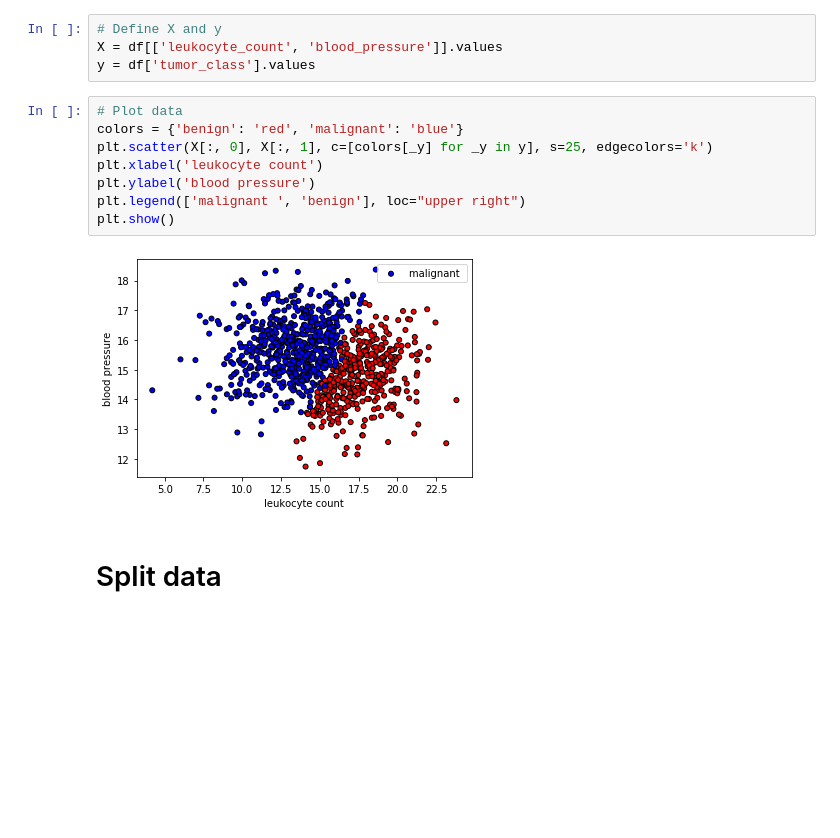
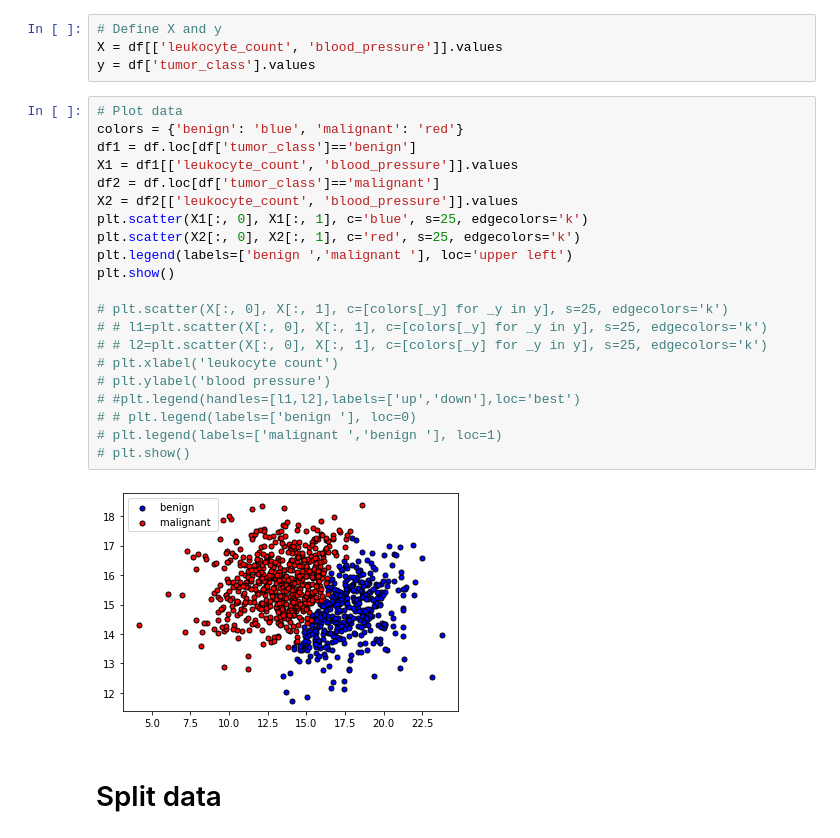
Before and after one commit to sjx1943/python_learning, a Jupyter notebook: python_AI/05_Logistic_Regression.ipynb, the cells around one changed output. Drawn from its saved outputs; the diff is of its cells as text; blank space fills up the shorter version.

```diff
--- a/python_AI/05_Logistic_Regression.ipynb
+++ b/python_AI/05_Logistic_Regression.ipynb
@@ -122,16 +152,29 @@ df.head()
 # Define X and y
 X = df[['leukocyte_count', 'blood_pressure']].values
 y = df['tumor_class'].values
-# %%
-# Plot data
-colors = {'benign': 'red', 'malignant': 'blue'}
-plt.scatter(X[:, 0], X[:, 1], c=[colors[_y] for _y in y], s=25, edgecolors='k')
-plt.xlabel('leukocyte count')
-plt.ylabel('blood pressure')
-plt.legend(['malignant ', 'benign'], loc="upper right")
-plt.show()
-# %% [output]
-[figure, removed]
+# %%
+# Plot data
+colors = {'benign': 'blue', 'malignant': 'red'}
+df1 = df.loc[df['tumor_class']=='benign']
+X1 = df1[['leukocyte_count', 'blood_pressure']].values
+df2 = df.loc[df['tumor_class']=='malignant']
+X2 = df2[['leukocyte_count', 'blood_pressure']].values
+plt.scatter(X1[:, 0], X1[:, 1], c='blue', s=25, edgecolors='k')
+plt.scatter(X2[:, 0], X2[:, 1], c='red', s=25, edgecolors='k')
+plt.legend(labels=['benign ','malignant '], loc='upper left')
+plt.show()
+
+# plt.scatter(X[:, 0], X[:, 1], c=[colors[_y] for _y in y], s=25, edgecolors='k')
+# # l1=plt.scatter(X[:, 0], X[:, 1], c=[colors[_y] for _y in y], s=25, edgecolors='k')
+# # l2=plt.scatter(X[:, 0], X[:, 1], c=[colors[_y] for _y in y], s=25, edgecolors='k')
+# plt.xlabel('leukocyte count')
+# plt.ylabel('blood pressure')
+# #plt.legend(handles=[l1,l2],labels=['up','down'],loc='best')
+# # plt.legend(labels=['benign '], loc=0)
+# plt.legend(labels=['malignant ','benign '], loc=1)
+# plt.show()
+# %% [output]
+[figure, added]
 # %% [markdown]
 # Split data
 # %%
```
Also changed, not shown: parts of 24 cells of this notebook, 5 other files.
